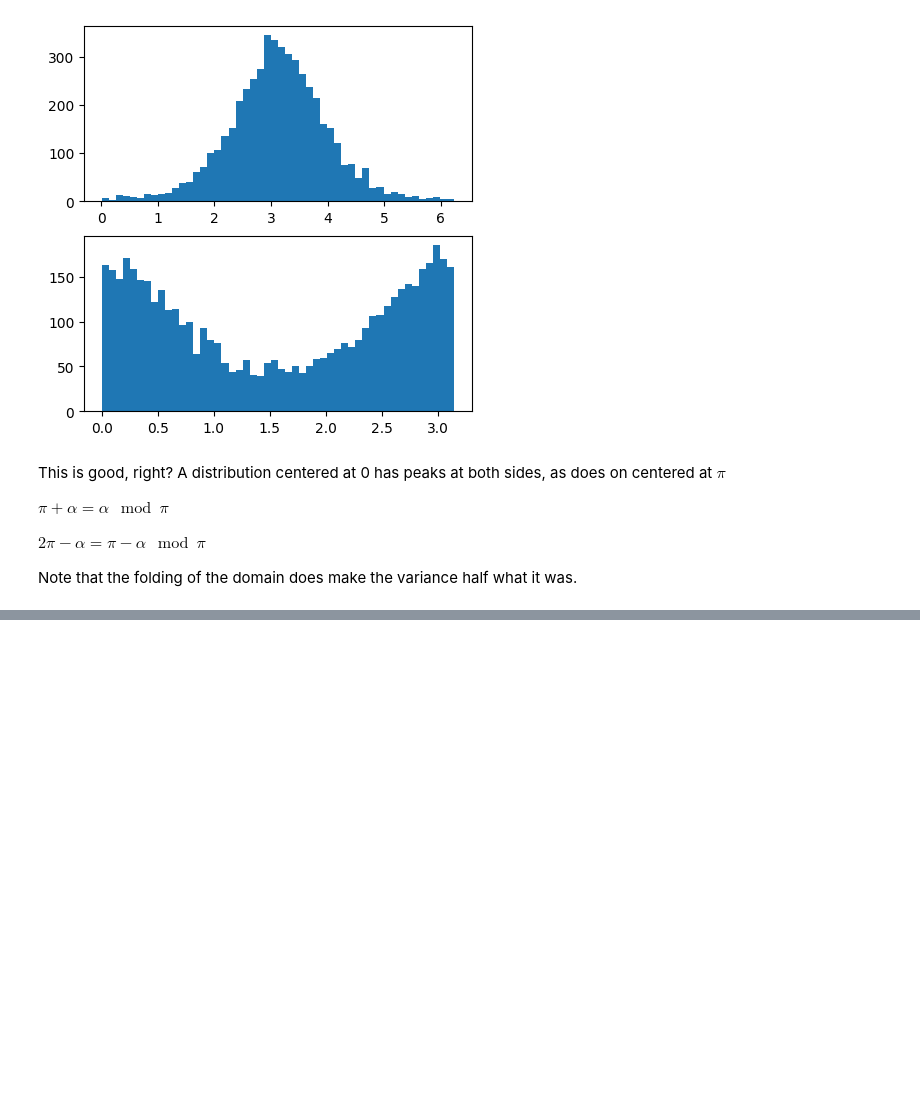
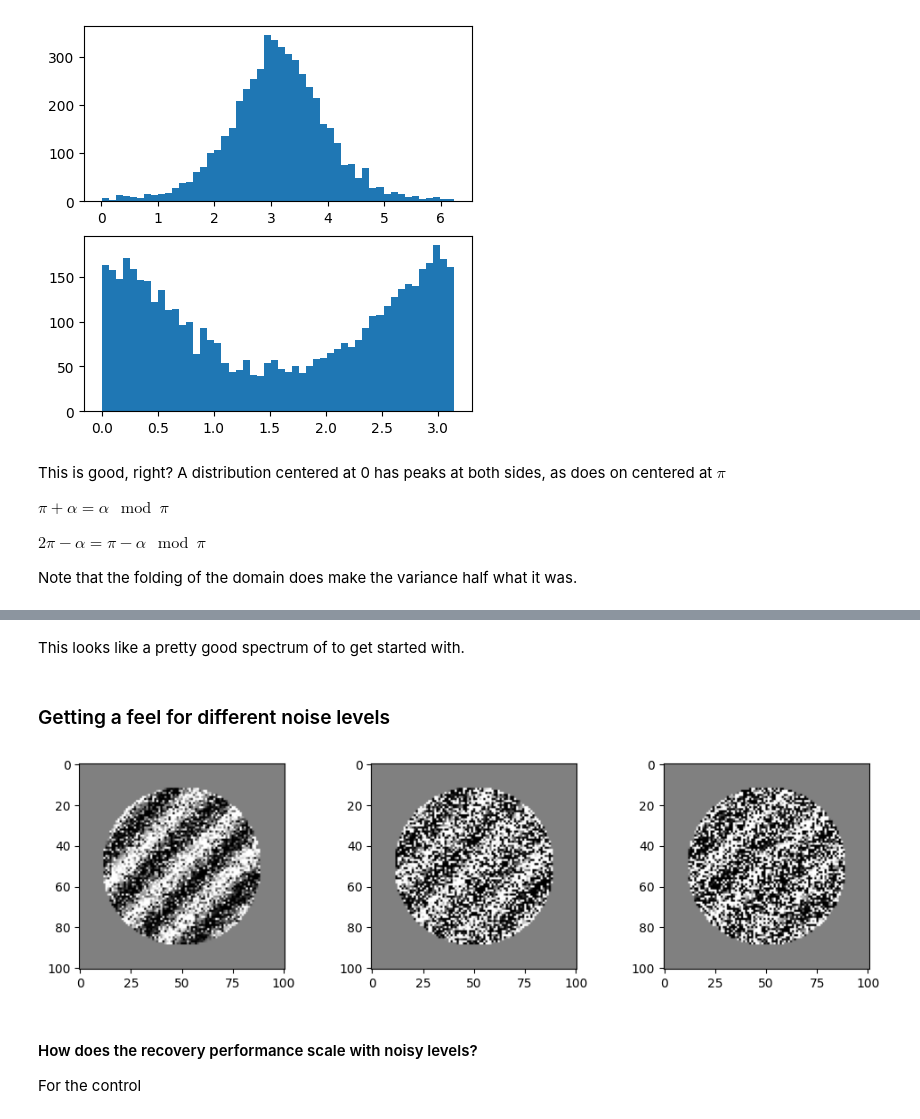
Before and after one commit to lrast/angleFinetuning, a Jupyter notebook: datageneration/visualization.ipynb, the cells around one changed output, grey strips where cells are left out. Cells and saved outputs as stored; diff of their text form; code cells hidden in the pictures; blank space fills up the shorter version.

```diff
--- a/datageneration/visualization.ipynb
+++ b/datageneration/visualization.ipynb
@@ -191,0 +221,18 @@ Note that the folding of the domain does make the variance half what it was.
+# %% [markdown]
+This looks like a pretty good spectrum of to get started with.
+# %% [markdown]
+### Getting a feel for different noise levels
+# %%
+figsize( 12, 3)
+plt.subplots(1,3)
+
+for i, noiseLevel in enumerate([ 1., 10., 20.]):
+    testimg = generateGrating([0.25*np.pi], pixelDim=101, shotNoise=0.8, noiseVar=noiseLevel)
+    plt.subplot(1,3,i+1)
+    plt.imshow( testimg[0].detach(), cmap='gray' )
+# %% [output]
+[figure, added]
+# %% [markdown]
+#### How does the recovery performance scale with noisy levels?
+
+For the control
```
Also changed, not shown: parts of 10 cells of this notebook, 5 other files.
